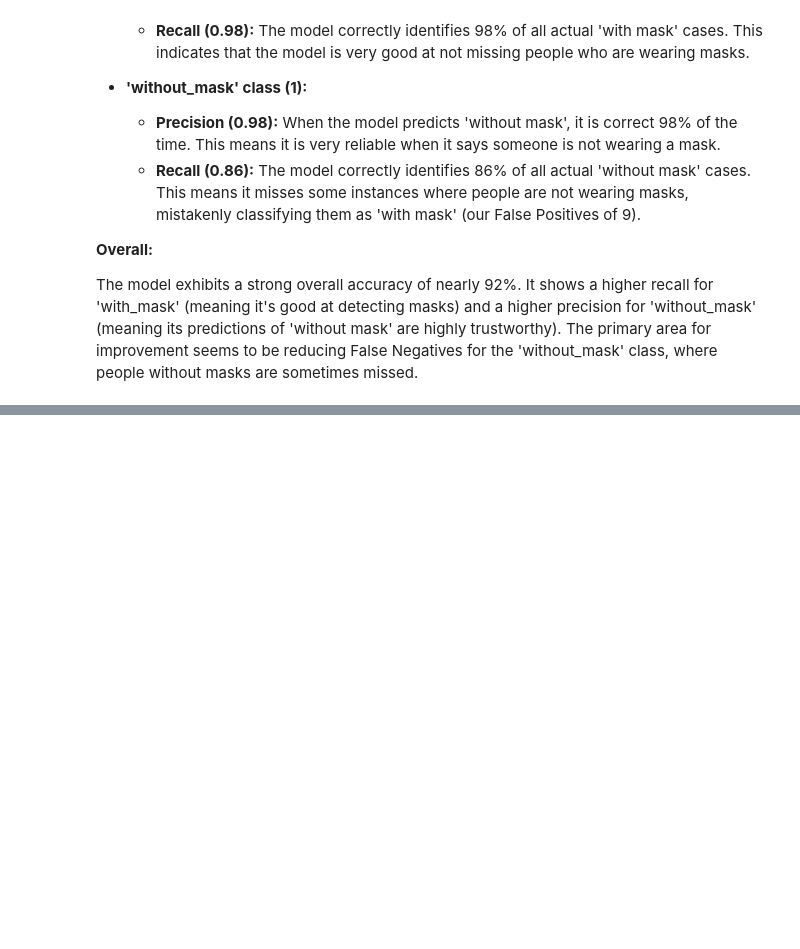
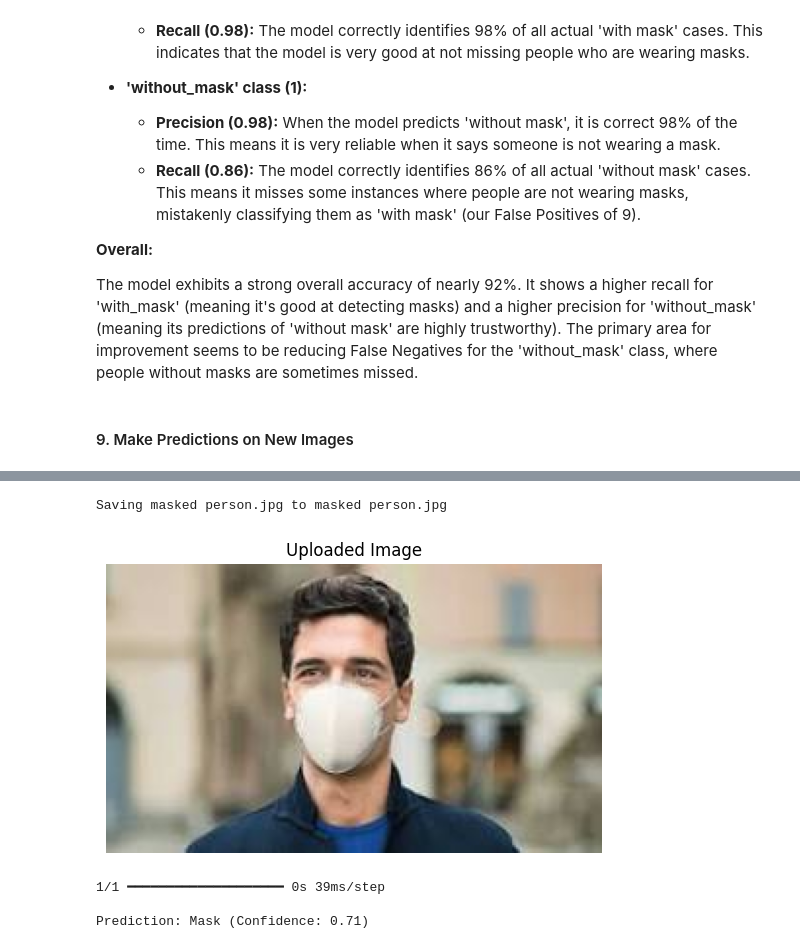
Before and after one commit to Umesh-L/Week-11_Assignment_18-5-26-Face_Mask_Det.--Customer_Segmentation-DataScience_Internship-TakeItSmart, a Jupyter notebook: Face Mask Detection using CNN/Face_Mask_Detection_using_CNN.ipynb, the cells around one changed output, grey strips where cells are left out. Saved outputs shown, nothing was run; the diff lists cells and outputs as text; code cells hidden in the pictures; blank space fills up the shorter version.

Commit message:
evaluated the result of training the model with some images

```diff
--- a/Face Mask Detection using CNN/Face_Mask_Detection_using_CNN.ipynb
+++ b/Face Mask Detection using CNN/Face_Mask_Detection_using_CNN.ipynb
@@ -337,3 +345,48 @@ weighted avg       0.93      0.92      0.92      1135
 **Overall:**
 
 The model exhibits a strong overall accuracy of nearly 92%. It shows a higher recall for 'with_mask' (meaning it's good at detecting masks) and a higher precision for 'without_mask' (meaning its predictions of 'without mask' are highly trustworthy). The primary area for improvement seems to be reducing False Negatives for the 'without_mask' class, where people without masks are sometimes missed.
+# %% [markdown]
+#### 9. Make Predictions on New Images
+# %%
+import numpy as np
+from tensorflow.keras.preprocessing import image
+from google.colab import files
+import matplotlib.pyplot as plt
+import io
+from PIL import Image # Import the Image module from PIL
+
+# Function to preprocess the image for prediction
+def preprocess_image(img_path):
+    img = image.load_img(img_path, target_size=(128, 128))
+    img_array = image.img_to_array(img)
+    img_array = np.expand_dims(img_array, axis=0) # Add batch dimension
+    img_array /= 255.0 # Normalize pixel values
+    return img_array
+
+# Upload an image
+uploaded = files.upload()
+
+for fn in uploaded.keys():
+    # Display the uploaded image using PIL.Image.open
+    img = Image.open(io.BytesIO(uploaded[fn]))
+    plt.imshow(img)
+    plt.title('Uploaded Image')
+    plt.axis('off')
+    plt.show()
+
+    # Preprocess the uploaded image
+    img_array = preprocess_image(io.BytesIO(uploaded[fn]))
+
+    # Make prediction
+    prediction = model.predict(img_array)
+
+    # Interpret the prediction
+    if prediction[0][0] > 0.5:
+        result = "No Mask"
+        confidence = prediction[0][0]
+    else:
+        result = "Mask"
+        confidence = 1 - prediction[0][0]
+
+    print(f"\nPrediction: {result} (Confidence: {confidence:.2f})")
+# %% [output]
@@ -339,0 +394,5 @@ The model exhibits a strong overall accuracy of nearly 92%. It shows a higher re
+Saving masked person.jpg to masked person.jpg
+[figure, added]
+1/1 ━━━━━━━━━━━━━━━━━━━━ 0s 39ms/step
+
+Prediction: Mask (Confidence: 0.71)
```
Also changed, not shown: parts of 7 cells of this notebook, 5 other files.
